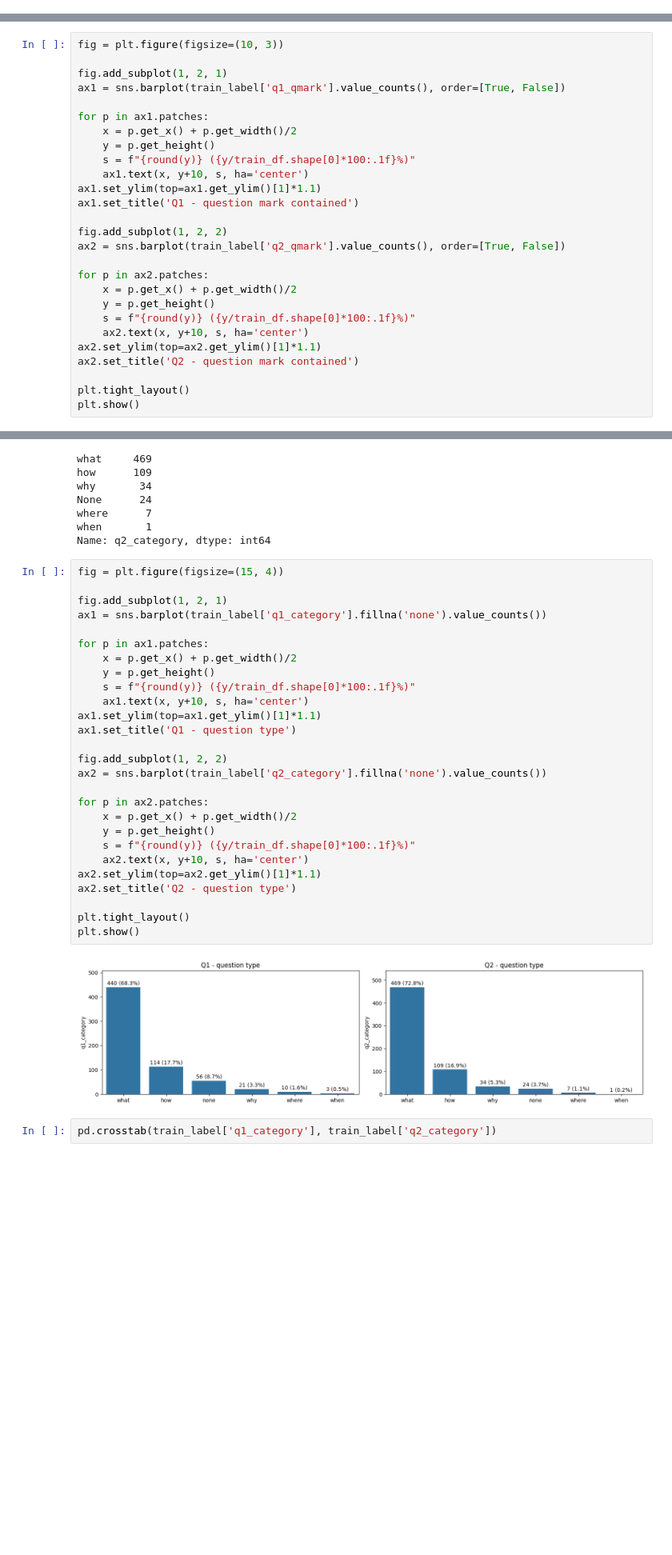
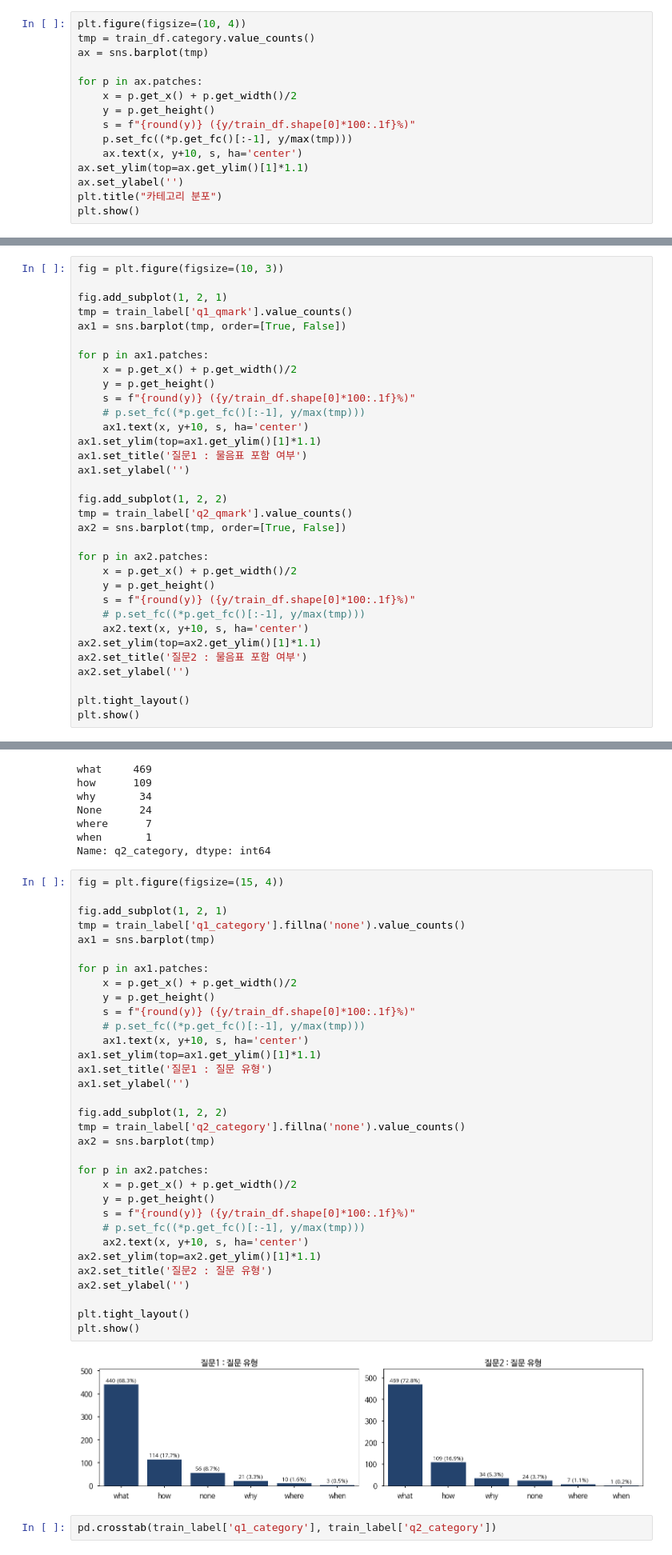
Before and after one commit to Five-Star-Station/Hansol_QA, a Jupyter notebook: simso/dacon_hansol_qa_eda.ipynb, the cells around one changed output, grey strips where cells are left out. Shown at 80% size. Drawn from its saved outputs; the diff is of its cells as text; blank space fills up the shorter version.

```diff
--- a/simso/dacon_hansol_qa_eda.ipynb
+++ b/simso/dacon_hansol_qa_eda.ipynb
@@ -74,0 +76,15 @@ Name: category, dtype: int64
+# %%
+plt.figure(figsize=(10, 4))
+tmp = train_df.category.value_counts()
+ax = sns.barplot(tmp)
+
+for p in ax.patches:
+    x = p.get_x() + p.get_width()/2
+    y = p.get_height()
+    s = f"{round(y)} ({y/train_df.shape[0]*100:.1f}%)"
+    p.set_fc((*p.get_fc()[:-1], y/max(tmp)))
+    ax.text(x, y+10, s, ha='center')
+ax.set_ylim(top=ax.get_ylim()[1]*1.1)
+ax.set_ylabel('')
+plt.title("카테고리 분포")
+plt.show()
@@ -81,26 +99,32 @@ for i, col in enumerate(cols, 1):
 fig = plt.figure(figsize=(10, 3))
 
 fig.add_subplot(1, 2, 1)
-ax1 = sns.barplot(train_label['q1_qmark'].value_counts(), order=[True, False])
+tmp = train_label['q1_qmark'].value_counts()
+ax1 = sns.barplot(tmp, order=[True, False])
 
 for p in ax1.patches:
     x = p.get_x() + p.get_width()/2
     y = p.get_height()
     s = f"{round(y)} ({y/train_df.shape[0]*100:.1f}%)"
+    # p.set_fc((*p.get_fc()[:-1], y/max(tmp)))
     ax1.text(x, y+10, s, ha='center')
 ax1.set_ylim(top=ax1.get_ylim()[1]*1.1)
-ax1.set_title('Q1 - question mark contained')
+ax1.set_title('질문1 : 물음표 포함 여부')
+ax1.set_ylabel('')
 
 fig.add_subplot(1, 2, 2)
-ax2 = sns.barplot(train_label['q2_qmark'].value_counts(), order=[True, False])
+tmp = train_label['q2_qmark'].value_counts()
+ax2 = sns.barplot(tmp, order=[True, False])
 
 for p in ax2.patches:
     x = p.get_x() + p.get_width()/2
     y = p.get_height()
     s = f"{round(y)} ({y/train_df.shape[0]*100:.1f}%)"
+    # p.set_fc((*p.get_fc()[:-1], y/max(tmp)))
     ax2.text(x, y+10, s, ha='center')
 ax2.set_ylim(top=ax2.get_ylim()[1]*1.1)
-ax2.set_title('Q2 - question mark contained')
+ax2.set_title('질문2 : 물음표 포함 여부')
+ax2.set_ylabel('')
 
 plt.tight_layout()
 plt.show()
@@ -181,32 +205,38 @@ Name: q2_category, dtype: int64
 # %%
 fig = plt.figure(figsize=(15, 4))
 
 fig.add_subplot(1, 2, 1)
-ax1 = sns.barplot(train_label['q1_category'].fillna('none').value_counts())
+tmp = train_label['q1_category'].fillna('none').value_counts()
+ax1 = sns.barplot(tmp)
 
 for p in ax1.patches:
     x = p.get_x() + p.get_width()/2
     y = p.get_height()
     s = f"{round(y)} ({y/train_df.shape[0]*100:.1f}%)"
+    # p.set_fc((*p.get_fc()[:-1], y/max(tmp)))
     ax1.text(x, y+10, s, ha='center')
 ax1.set_ylim(top=ax1.get_ylim()[1]*1.1)
-ax1.set_title('Q1 - question type')
+ax1.set_title('질문1 : 질문 유형')
+ax1.set_ylabel('')
 
 fig.add_subplot(1, 2, 2)
-ax2 = sns.barplot(train_label['q2_category'].fillna('none').value_counts())
+tmp = train_label['q2_category'].fillna('none').value_counts()
+ax2 = sns.barplot(tmp)
 
 for p in ax2.patches:
     x = p.get_x() + p.get_width()/2
     y = p.get_height()
     s = f"{round(y)} ({y/train_df.shape[0]*100:.1f}%)"
+    # p.set_fc((*p.get_fc()[:-1], y/max(tmp)))
     ax2.text(x, y+10, s, ha='center')
 ax2.set_ylim(top=ax2.get_ylim()[1]*1.1)
-ax2.set_title('Q2 - question type')
+ax2.set_title('질문2 : 질문 유형')
+ax2.set_ylabel('')
 
 plt.tight_layout()
 plt.show()
 # %% [output]
-[figure, old version]
+[figure, new version]
 # %%
 pd.crosstab(train_label['q1_category'], train_label['q2_category'])
 # %% [output]
```
Also changed, not shown: parts of 19 cells of this notebook.
